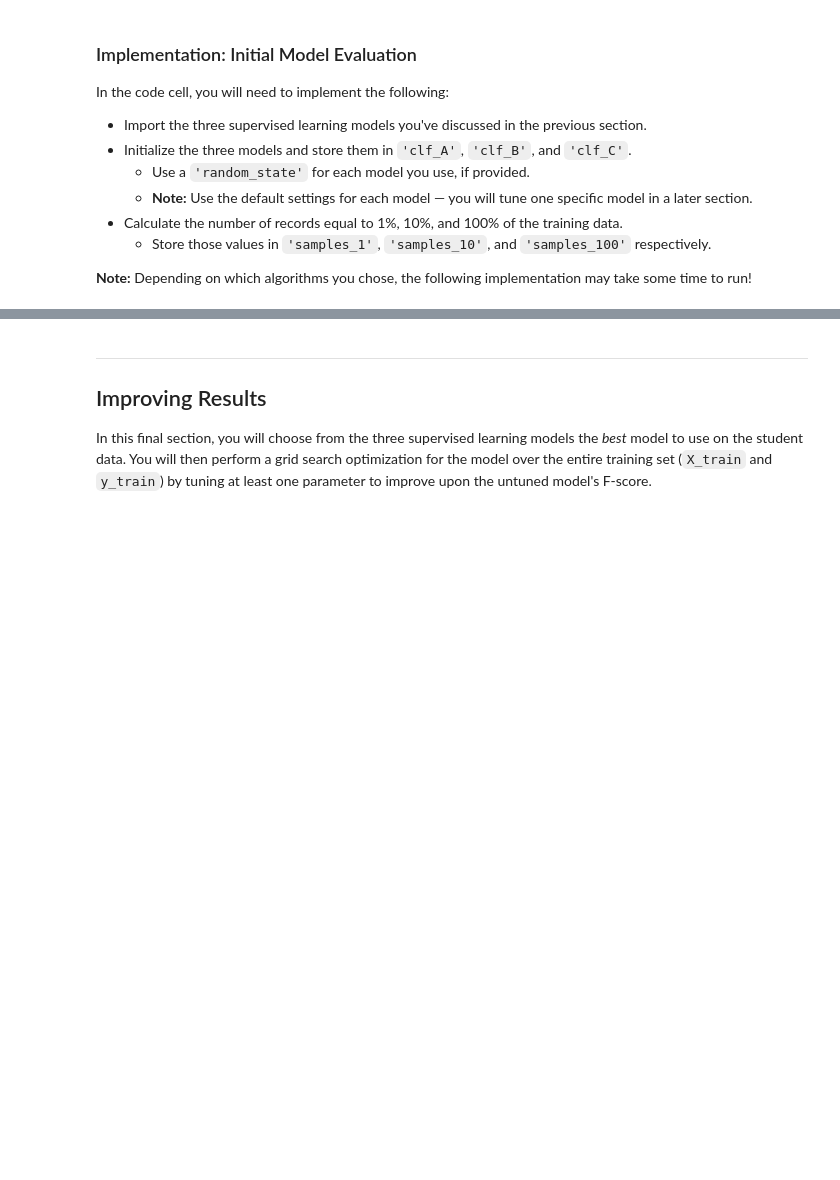
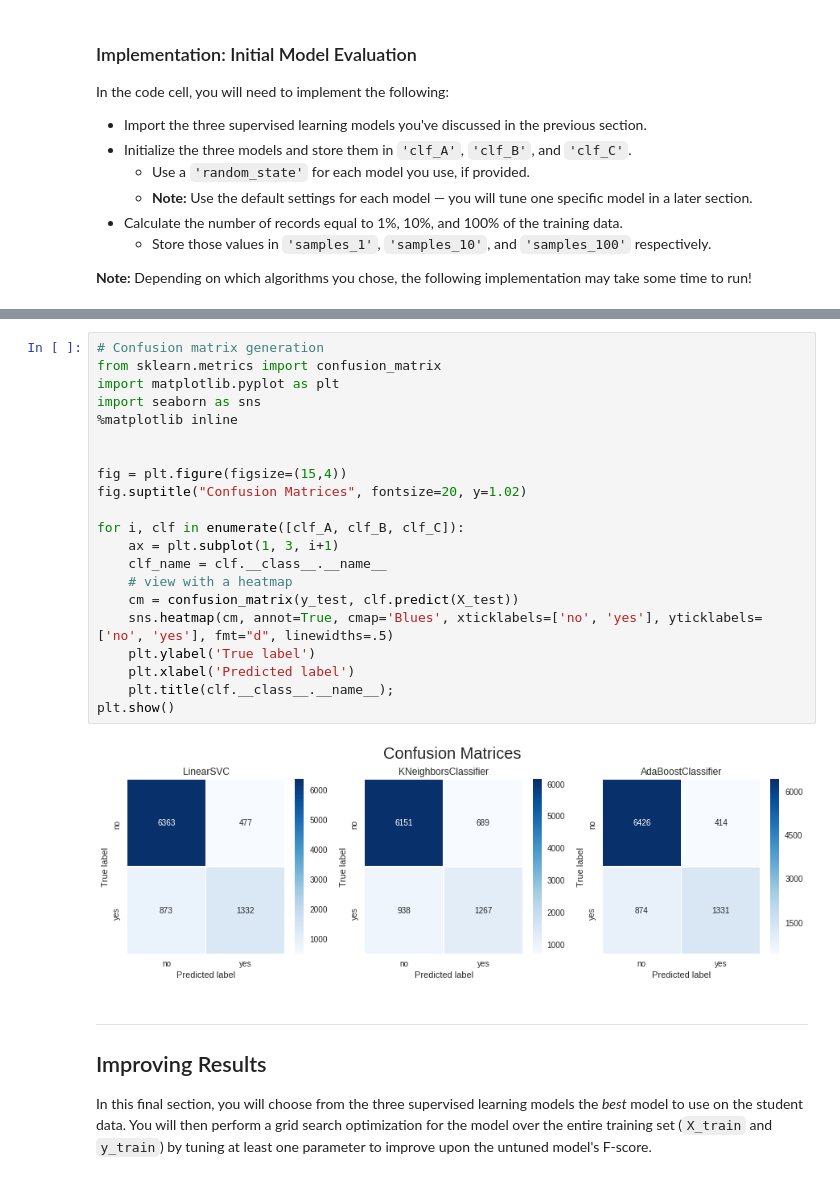
Before and after one commit to llahti/machine-learning, a Jupyter notebook: projects/finding_donors/finding_donors.ipynb, the cells around one changed output, grey strips where cells are left out. Saved outputs shown, nothing was run; the diff lists cells and outputs as text; blank space fills up the shorter version.

```diff
--- a/projects/finding_donors/finding_donors.ipynb
+++ b/projects/finding_donors/finding_donors.ipynb
@@ -404,3 +404,26 @@ AdaBoostClassifier trained on 36177 samples. t_train 2.15746498108. t_prediction
+# %%
+# Confusion matrix generation
+from sklearn.metrics import confusion_matrix
+import matplotlib.pyplot as plt
+import seaborn as sns
+%matplotlib inline
+
+
+fig = plt.figure(figsize=(15,4))
+fig.suptitle("Confusion Matrices", fontsize=20, y=1.02)
+
+for i, clf in enumerate([clf_A, clf_B, clf_C]):
+    ax = plt.subplot(1, 3, i+1)
+    clf_name = clf.__class__.__name__
+    # view with a heatmap
+    cm = confusion_matrix(y_test, clf.predict(X_test))
+    sns.heatmap(cm, annot=True, cmap='Blues', xticklabels=['no', 'yes'], yticklabels=['no', 'yes'], fmt="d", linewidths=.5)
+    plt.ylabel('True label')
+    plt.xlabel('Predicted label')
+    plt.title(clf.__class__.__name__);
+plt.show()
+# %% [output]
+[figure, added]
 # %% [markdown]
 ----
 ## Improving Results
```
Also changed, not shown: parts of 6 cells of this notebook, 1 other file.
